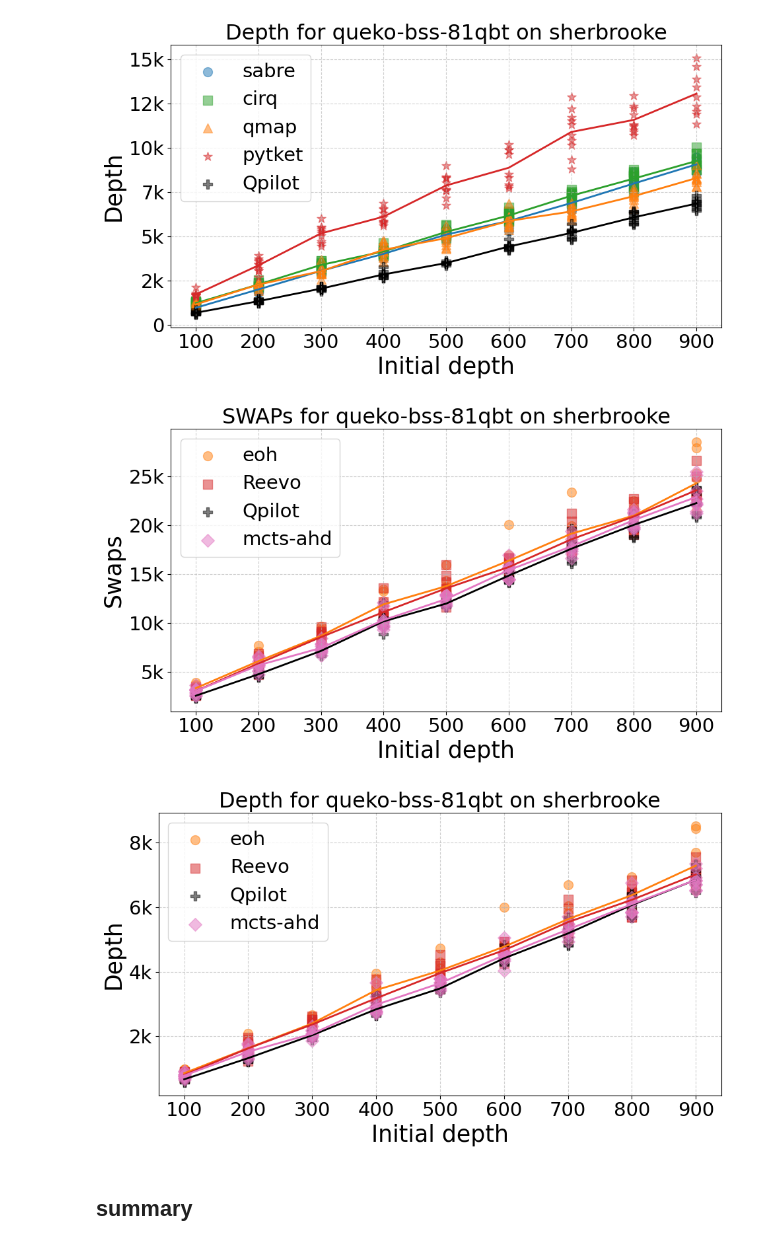
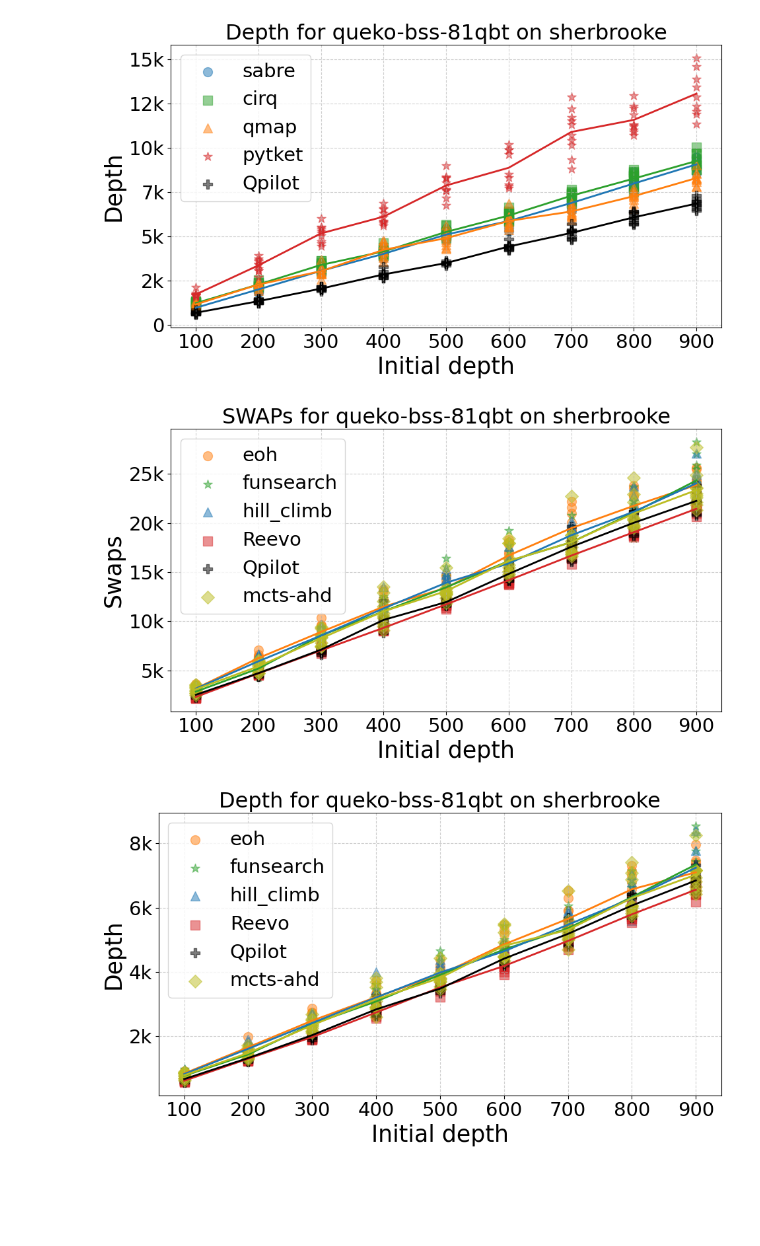
Before and after one commit to jmsB00nd/auto-heuristics, a Jupyter notebook: notebooks/results.ipynb, the cells around one changed output. Drawn from its saved outputs; the diff is of its cells as text; code cells hidden in the pictures; blank space fills up the shorter version.

```diff
--- a/notebooks/results.ipynb
+++ b/notebooks/results.ipynb
@@ -479,7 +473,8 @@ paths = {
     "hill_climb": f"/home/jmsb00nd/Documents/auto-heuristics/experiments_results/{BENCHMARK}/hill_climb.csv",
     "Reevo": f"/home/jmsb00nd/Documents/auto-heuristics/experiments_results/{BENCHMARK}/Reevo.csv",
     "Qpilot" : f"/home/jmsb00nd/Documents/auto-heuristics/experiments_results/{BENCHMARK}/qpilot.csv",
-    "mcts-ahd" : f"/home/jmsb00nd/Documents/auto-heuristics/experiments_results/{BENCHMARK}/mcts-ahd.csv"
+    "mcts-ahd" : f"/home/jmsb00nd/Documents/auto-heuristics/experiments_results/{BENCHMARK}/mcts-ahd.csv",
+    "partevo" : f"/home/jmsb00nd/Documents/auto-heuristics/experiments_results/{BENCHMARK}/partevo.csv"
 }
 plot_backend = "sherbrooke" if "sherbrooke" in BACKEND_NAME else "ankaa_3"
 figure_idx = 6 if "sherbrooke" in BACKEND_NAME else 7
@@ -596,7 +623,8 @@ paths = {
     "hill_climb": f"/home/jmsb00nd/Documents/auto-heuristics/experiments_results/{BENCHMARK}/hill_climb.csv",
     "Reevo": f"/home/jmsb00nd/Documents/auto-heuristics/experiments_results/{BENCHMARK}/Reevo.csv",
     "Qpilot" : f"/home/jmsb00nd/Documents/auto-heuristics/experiments_results/{BENCHMARK}/qpilot.csv",
-    "mcts-ahd" : f"/home/jmsb00nd/Documents/auto-heuristics/experiments_results/{BENCHMARK}/mcts-ahd.csv"
+    "mcts-ahd" : f"/home/jmsb00nd/Documents/auto-heuristics/experiments_results/{BENCHMARK}/mcts-ahd.csv",
+    "partevo" : f"/home/jmsb00nd/Documents/auto-heuristics/experiments_results/{BENCHMARK}/partevo.csv"
 }
 plot_backend = "sherbrooke" if "sherbrooke" in BACKEND_NAME else "ankaa_3"
 figure_idx = 6 if "sherbrooke" in BACKEND_NAME else 7
@@ -709,6 +767,8 @@ BACKEND_NAME = "ibm_sherbrooke"
 
 paths = {
     "eoh": f"/home/jmsb00nd/Documents/auto-heuristics/experiments_results/{BENCHMARK}/eoh.csv",
+    "funsearch": f"/home/jmsb00nd/Documents/auto-heuristics/experiments_results/{BENCHMARK}/funsearch.csv",
+    "hill_climb": f"/home/jmsb00nd/Documents/auto-heuristics/experiments_results/{BENCHMARK}/hill_climb.csv",
     "Reevo": f"/home/jmsb00nd/Documents/auto-heuristics/experiments_results/{BENCHMARK}/Reevo.csv",
     "Qpilot" : f"/home/jmsb00nd/Documents/auto-heuristics/experiments_results/{BENCHMARK}/qpilot.csv",
     "mcts-ahd" : f"/home/jmsb00nd/Documents/auto-heuristics/experiments_results/{BENCHMARK}/mcts-ahd.csv"
@@ -717,34 +777,32 @@ plot_backend = "sherbrooke" if "sherbrooke" in BACKEND_NAME else "ankaa_3"
 figure_idx = 6 if "sherbrooke" in BACKEND_NAME else 7
 grouped_data_swaps = {}
 grouped_data_depth = {}
 
 for name, path in paths.items():
     if os.path.exists(path):
         swaps, depth = group_by_initial_depth(path)
         grouped_data_swaps[name] = swaps
         grouped_data_depth[name] = depth
     else:
         print(f"Warning: File not found for {name} at {path}")
 
 if grouped_data_swaps:
     plot_grouped_scatter_with_noise(
         grouped_data_swaps,
         ylabel="Swaps",
         title=f"SWAPs for {BENCHMARK} on {plot_backend}",
         show=True,
         save=False
     )
 
 if grouped_data_depth:
     plot_grouped_scatter_with_noise(
         grouped_data_depth,
         ylabel="Depth",
         title=f"Depth for {BENCHMARK} on {plot_backend}",
         show=True,
         save=False
     )
 # %% [output]
-[figure, old version]
+[figure, new version]
-[figure, old version]
+[figure, new version]
-# %% [markdown]
-## summary
```
Also changed, not shown: parts of 14 cells of this notebook, 50 other files.
